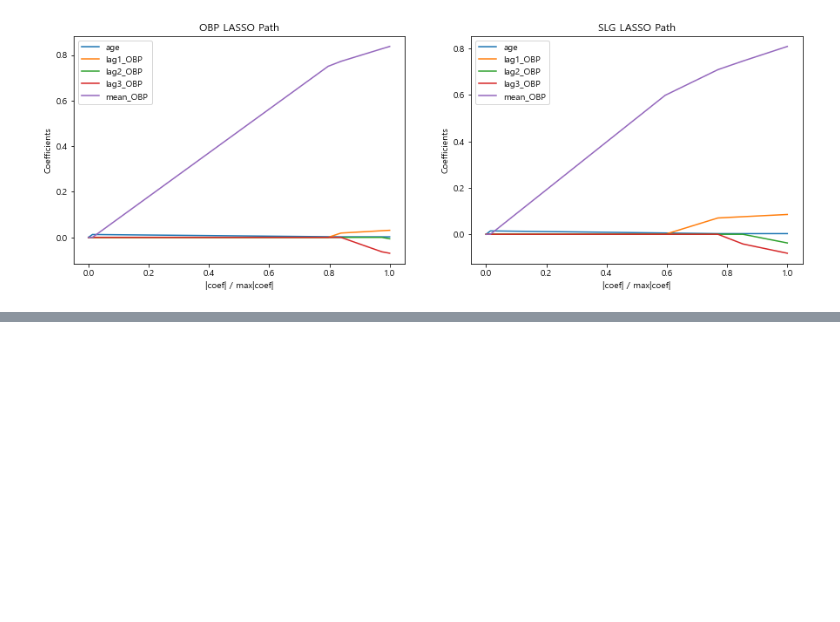
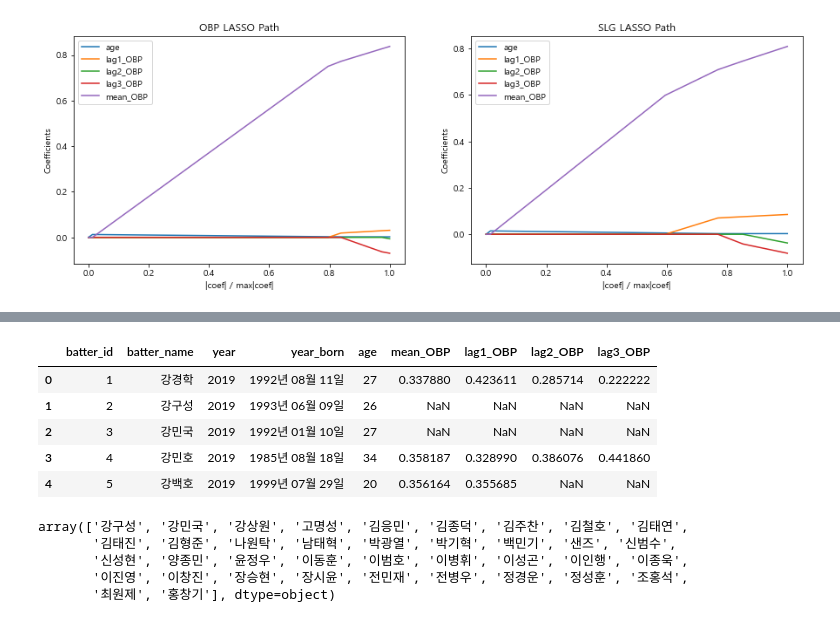
Before and after one commit to msio900/dacon_1st_solution, a Jupyter notebook: Chap01.ipynb, the cells around one changed output, grey strips where cells are left out. Drawn from its saved outputs; the diff is of its cells as text; code cells hidden in the pictures; blank space fills up the shorter version.

```diff
--- a/Chap01.ipynb
+++ b/Chap01.ipynb
@@ -1283,0 +1396,3 @@ plt.show()
+# %%
+# 최종 제출을 위한 원래 데이터 복구
+sum_hf_yr_OBP = sum_hf_yr_OBP_origin.copy()
@@ -1283,0 +1401,14 @@ plt.show()
+# %%
+submission = pd.read_csv('./data/chap01/submission.csv')
+submission['year'] = 2019 # 연도 기입
+
+# 2019년의 Age(나이) 계산
+batter_year_born = regular_season_df[['batter_id','batter_name','year_born']].copy()
+# 중복선수 제거
+batter_year_born = batter_year_born.drop_duplicates().reset_index(drop=True)
+
+submission = submission.merge(batter_year_born, how='left',
+                              on=['batter_id', 'batter_name'])
+submission['age'] = submission['year'] - \
+                    submission['year_born'].apply(lambda x: int(x[:4]))
+submission.head()
@@ -1283,0 +1422,34 @@ plt.show()
+# %%
+# submission OBP, SLG 파일 2개 만들어 합치기
+submission_OBP = submission.copy()
+submission_SLG = submission.copy()
+# %%
+# 앞서 전처리한 데이터를 이용해 평균 성적 기입
+submission_OBP = submission_OBP.merge(
+    sum_hf_yr_OBP[['batter_name','mean_OBP']].drop_duplicates().reset_index(drop=True),
+    how = 'left', on ='batter_name')
+
+# 앞서 전처리한 데이터를 이용해 과거 성적 값 채우기
+for i in [1,2,3]:
+    temp_lag_df = sum_hf_yr_OBP.loc[
+        (sum_hf_yr_OBP['year'] == (2019 - i)) &
+        (sum_hf_yr_OBP['AB']>=30),['batter_name','OBP']].copy()
+    temp_lag_df.rename(columns={'OBP':'lag'+str(i)+'_OBP'}, inplace=True)
+    submission_OBP = submission_OBP.merge(temp_lag_df, how='left', on='batter_name')
+
+submission_OBP.head()
+# %% [output]
+|  | batter_id | batter_name | year | year_born | age | mean_OBP | lag1_OBP | lag2_OBP | lag3_OBP |
+| 0 | 1 | 강경학 | 2019 | 1992년 08월 11일 | 27 | 0.337880 | 0.423611 | 0.285714 | 0.222222 |
+| 1 | 2 | 강구성 | 2019 | 1993년 06월 09일 | 26 | NaN | NaN | NaN | NaN |
+| 2 | 3 | 강민국 | 2019 | 1992년 01월 10일 | 27 | NaN | NaN | NaN | NaN |
+| 3 | 4 | 강민호 | 2019 | 1985년 08월 18일 | 34 | 0.358187 | 0.328990 | 0.386076 | 0.441860 |
+| 4 | 5 | 강백호 | 2019 | 1999년 07월 29일 | 20 | 0.356164 | 0.355685 | NaN | NaN |
+# %%
+submission_OBP['batter_name'].loc[submission_OBP['mean_OBP'].isna()].values
+# %% [output]
+array(['강구성', '강민국', '강상원', '고명성', '김응민', '김종덕', '김주찬', '김철호', '김태연',
+       '김태진', '김형준', '나원탁', '남태혁', '박광열', '박기혁', '백민기', '샌즈', '신범수',
+       '신성현', '양종민', '윤정우', '이동훈', '이범호', '이병휘', '이성곤', '이인행', '이종욱',
+       '이진영', '이창진', '장승현', '장시윤', '전민재', '전병우', '정경운', '정성훈', '조홍석',
+       '최원제', '홍창기'], dtype=object)
```
Also changed, not shown: parts of 33 cells of this notebook, 3 other files.
